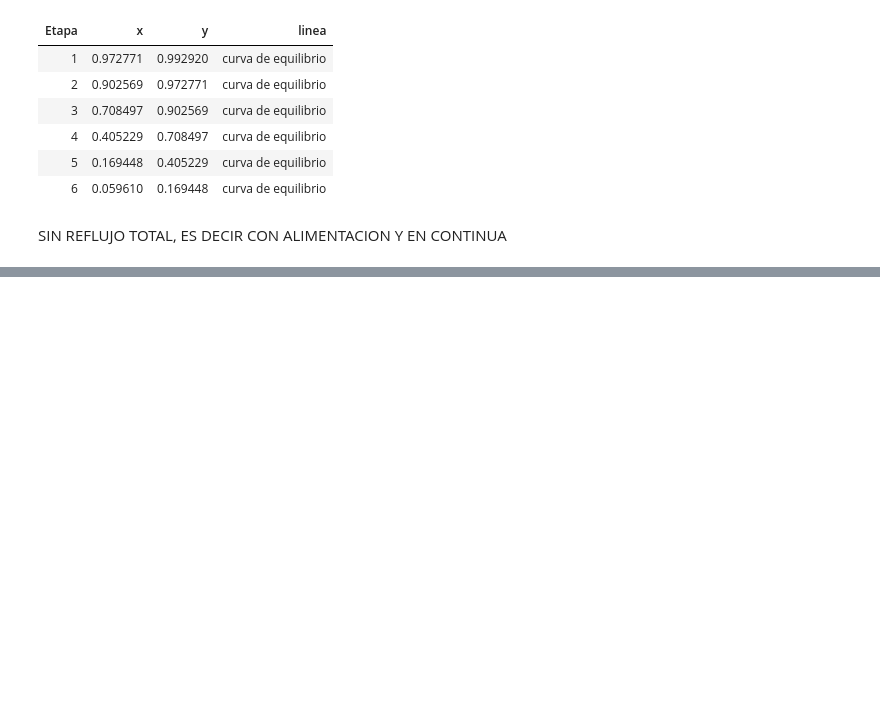
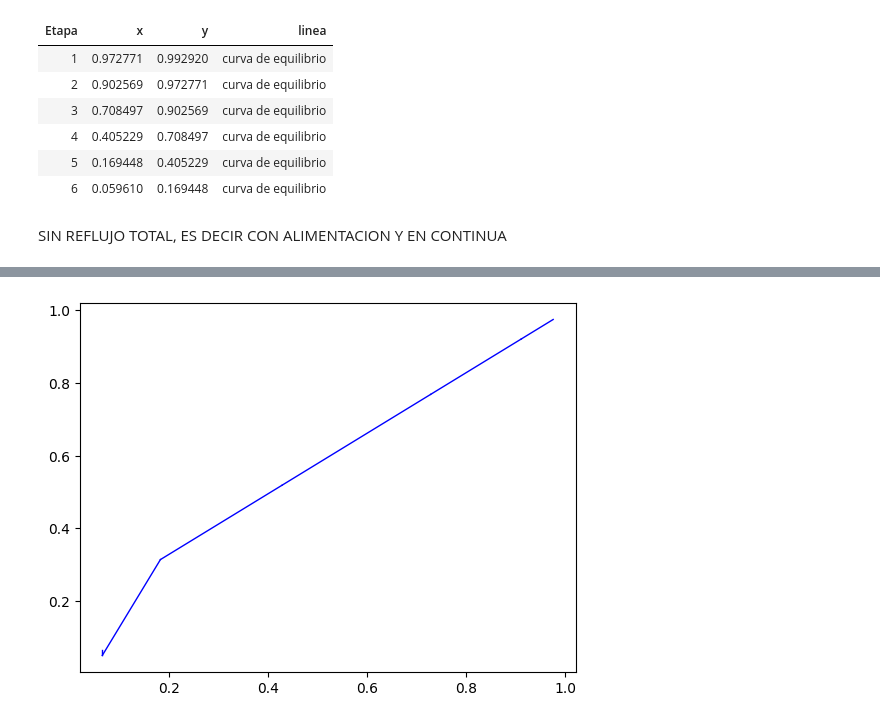
Before and after one commit to ChristianPh404/exp2, a Jupyter notebook: pract16.ipynb, the cells around one changed output, grey strips where cells are left out. Cells and saved outputs as stored; diff of their text form; code cells hidden in the pictures; blank space fills up the shorter version.

```diff
--- a/pract16.ipynb
+++ b/pract16.ipynb
@@ -938,0 +606,36 @@ y1 = matriz[:, 3]
+# %%
+xlost = xlost_test[0]
+ylost = ylost[0]
+
+s = np.zeros((200, 2))
+s[0, 0] = xD  # Iniciar en la composición del destilado
+s[0, 1] = xD  # Empezar moviéndose horizontalmente hacia la curva de equilibrio
+
+for i in range(1, 200):
+    # Movimiento vertical hacia abajo: y = x (operación a reflujo total)
+    s[i, 1] = s[i-1, 0]
+
+    if s[i, 1] <= xW:  # Si llegamos a la composición del residuo, detenemos
+        s[i, 0] = s[i, 1]  # En la última etapa, y = x = xW
+        break
+
+    # Movimiento horizontal hacia la curva de equilibrio
+    s[i, 0] = np.interp(s[i, 1], y1, x1)  # Interpolar sobre la curva de equilibrio
+
+    # Comprobar si estamos en la sección de enriquecimiento o agotamiento
+    if s[i, 1] >= yint:
+        # Sección de enriquecimiento
+        s[i, 1] = R/(R+1)*s[i,0] + xD/(R+1) # Línea de operación de enriquecimiento
+    else:
+        # Sección de agotamiento
+        s[i, 1] = ((yint-xW)/(xint-xW))*(s[i,0]-xW) + xW  # Línea de operación de agotamiento
+
+# Limpiar filas con ceros innecesarios
+s = s[~np.all(s == 0, axis=1)]
+s_rows = s.shape[0]
+
+# Graficar las etapas
+for i in range(s_rows - 1):
+    plt.plot([s[i, 0], s[i+1, 0]], [s[i, 1], s[i+1, 1]], 'b', lw=1)  # Dibujar líneas horizontales y verticales
+# %% [output]
+[figure, added]
```
Also changed, not shown: parts of 3 cells of this notebook.
